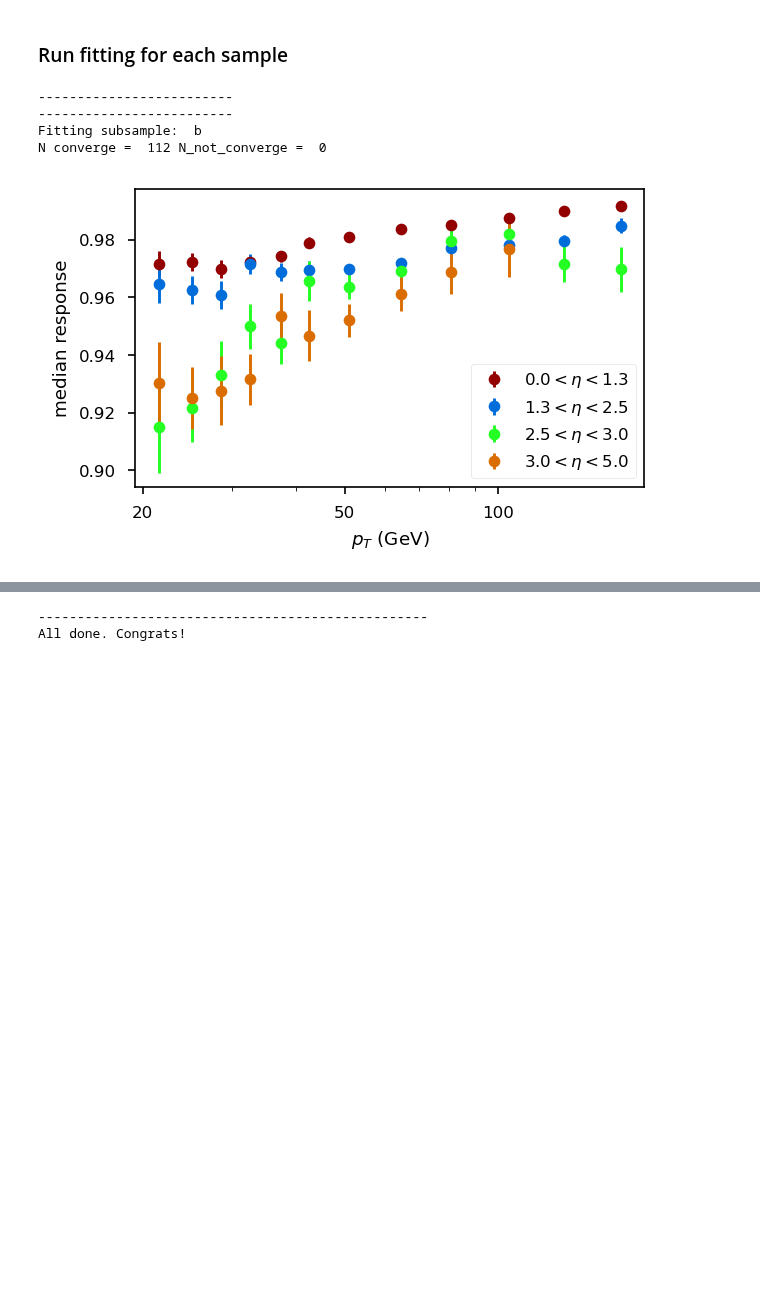
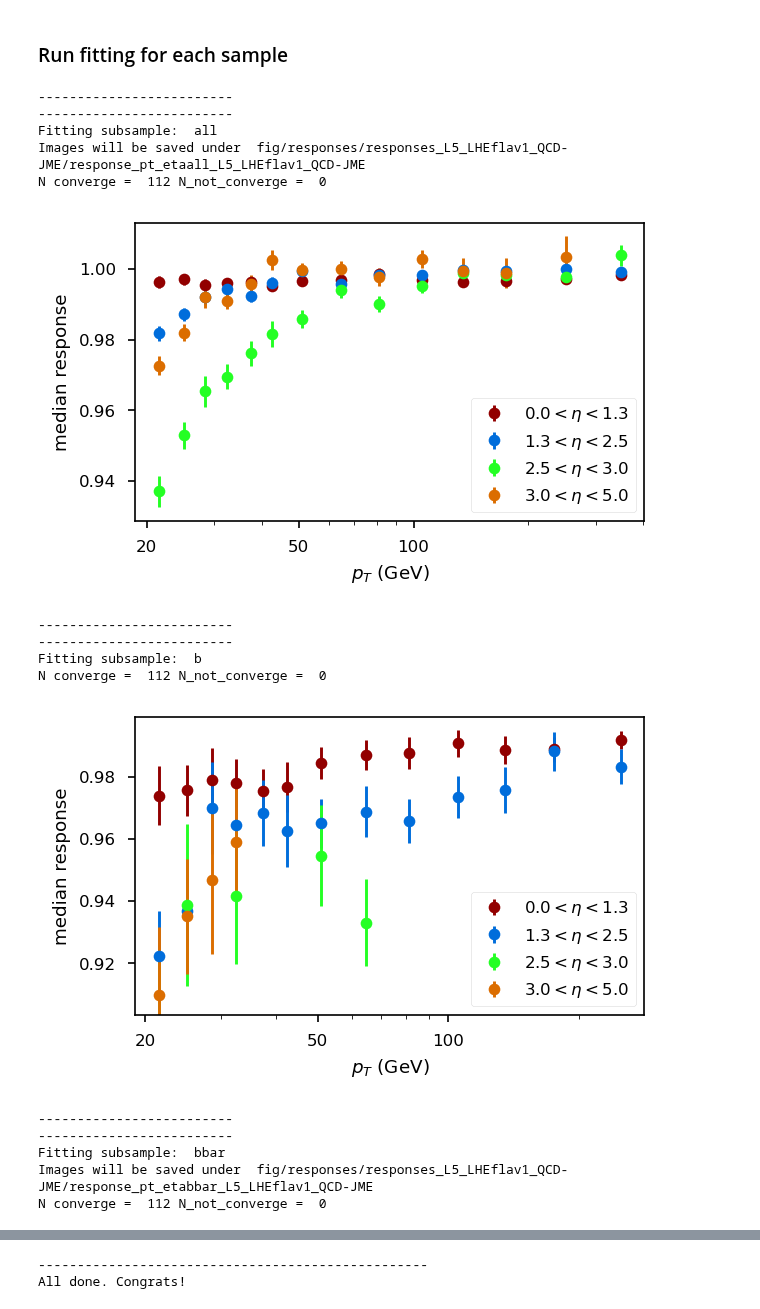
Before and after one commit to dsidirop1/JMECoffea, a Jupyter notebook: CoffeaJERC-Andris.ipynb, the cells around one changed output, grey strips where cells are left out. Saved outputs shown, nothing was run; the diff lists cells and outputs as text; code cells hidden in the pictures; blank space fills up the shorter version.

```diff
--- a/CoffeaJERC-Andris.ipynb
+++ b/CoffeaJERC-Andris.ipynb
@@ -49,11 +53,11 @@ import os
 # %% [markdown]
 ### Parameters of the run
 # %%
-UsingDaskExecutor = False
+UsingDaskExecutor = True
 CERNCondorCluster = False
 CoffeaCasaEnv     = False
-load_preexisting  = True    ### True if don't repeat the processing of files and use preexisting JER from output
-test_run          = False   ### True if run only on one file
+load_preexisting  = False    ### True if don't repeat the processing of files and use preexisting JER from output
+test_run          = True   ### True if run only on one file
 load_fit_res      = False   ### True if don't repeat the response fits
 
 fine_etabins      = False   ### Don't merge eta bins together when fitting responses. Preprocessing always done in many bins
@@ -66,7 +70,7 @@ tag = '_L5'                 ### L5 or L23, but L23 not supported since ages
 ### name of the specific run:
 # add_tag = '_LHEflav1_TTBAR-Summer16-cFlip' #'_LHEflav1_TTBAR-JME' #'_LHEflav1_TTBAR-Summer16-cFlip' #'_Herwig-TTBAR' # '_TTBAR' #'_QCD' # '_testing_19UL18' # '' #fine_etaBins
 # add_tag='_fine_etaBins'+add_tag
-add_tag = '_LHEflav1_DY-JME'
+add_tag = '_LHEflav1_QCD-JME'
 # %% [markdown]
 ### Dataset parameters
 # %%
@@ -85,13 +89,13 @@ if CoffeaCasaEnv:
 prixydir = '/afs/cern.ch/user/a/anpotreb/k5-ca-proxy.pem'
 
 dataset = 'fileNames/fileNames_TTToSemi20UL18_JMENano.txt'
-# dataset = 'fileNames/fileNames_QCD20UL18_JMENano.txt'
+dataset = 'fileNames/fileNames_QCD20UL18_JMENano.txt'
 # # dataset = 'fileNames/fileNames_TTToSemi20UL18_JMENano.txt'
 # # dataset = 'fileNames/fileNames_TTToDilep20UL18_JMENano.txt'
 # # dataset = 'fileNames/fileNames_TTToHad20UL18_JMENano.txt'
 # dataset = 'fileNames/fileNames_Herwig_20UL18_JMENano.txt'
 # dataset = 'fileNames/fileNames_TT_Summer16cFlip.txt'
-dataset = 'fileNames/fileNames_DYJets.txt'
+# dataset = 'fileNames/fileNames_DYJets.txt'
 
 with open(dataset) as f:
     rootfiles = f.read().split()
@@ -305,5 +312,6 @@ if(UsingDaskExecutor and not CoffeaCasaEnv):
         client = Client(cluster)
 
     client.upload_file('CoffeaJERCProcessor'+tag+'.py')
+    client.upload_file('count_2d.py')
 
     client
@@ -604,7 +668,7 @@ def fit_responses(output, samp='_b'):
     saveplots = False
     if test_run or fine_etabins:
         saveplots = False
-    saveplots = True
+#     saveplots = True
 
 
 #     response_hist_all_samp = output['ptresponse'][{"pt_reco":sum}]
@@ -613,7 +677,11 @@ def fit_responses(output, samp='_b'):
     if combine_antiflavour and (samp in barable_samples):
         response_hist = output['ptresponse'+'_'+samp] + output['ptresponse'+'_'+samp+'bar']
         recopt_hist = output['reco_pt_sumwx'+'_'+samp] + output['reco_pt_sumwx'+'_'+samp+'bar']
-
+    elif samp == 'all':
+        all_responses = {key:output[key] for key in output.keys() if 'ptresponse' in key}
+        response_hist = sum(all_responses.values())
+        all_reco_pts = {key:output[key] for key in output.keys() if 'reco_pt_sumwx' in key}
+        recopt_hist = sum(all_reco_pts.values())
     else:
         response_hist = output['ptresponse'+'_'+samp]
         recopt_hist = output['reco_pt_sumwx'+'_'+samp]
@@ -636,7 +704,9 @@ def fit_responses(output, samp='_b'):
     FitFigDir = FitFigDir1+'/response_pt_eta'+samp+tag_full
     if saveplots and not os.path.exists(FitFigDir):
         os.mkdir(FitFigDir)
-        print("Images will be saved under ", FitFigDir)
+        print("Response fits will be saved under ", FitFigDir)
+    elif not saveplots:
+        print("Response fits won't be saved")
 
     xvals = response_hist.axes['ptresponse'].centers[1:] #[1:] to exclude the second peak for low pt
     response_edges = response_hist.axes['ptresponse'].edges[1:]
@@ -877,7 +947,7 @@ medianstds = []
 combine_antiflavour = True
 # subsamples = ['', '_b', '_c', '_u', '_d', '_s', '_g', '_bbar', '_cbar', '_ubar', '_dbar','_sbar']
 subsamples = ['b', 'c', 'u', 'd', 's', 'g', 'bbar', 'cbar', 'ubar', 'dbar','sbar']
-subsamples = ['b']
+subsamples = ['all', 'b', 'bbar']
 # subsamples = ['_b', '_c', '_ud', '_s', '_g']
 # subsamples = ['', '_ud', '_g'] # , '_b']
 for samp in subsamples:
@@ -886,32 +956,43 @@ for samp in subsamples:
     print('Fitting subsample: ', samp)
     if load_fit_res:
         samp = "_"+samp
         result = {}
         keys = ["Median", "MedianVar", "Median", "MedianStd", "MeanRecoPt"]
         for key in keys:
             result[key] = read_data(key, samp)
 
     else:
         result = fit_responses(output, samp)
         samp = "_"+samp
         medians.append(result["Median"][0][0])
         medianstds.append(result["MedianStd"][0][0])
         for key in result:
             save_data(result[key], key, samp)
             pass
 
     median = result["Median"]
     medianStd = result["MedianStd"]
 
     meanstd = np.sqrt(result["MeanVar"])
 
     if fine_etabins or one_bin:
         plot_corrections_eta(result["Median"], result["MedianStd"], samp)
     else:
         plot_corrections(result["Median"], result["MedianStd"], samp)
 # %% [output]
 -------------------------
 -------------------------
-Fitting subsample:  b
+Fitting subsample:  all
+Images will be saved under  fig/responses/responses_L5_LHEflav1_QCD-JME/response_pt_etaall_L5_LHEflav1_QCD-JME
 N converge =  112 N_not_converge =  0
-[figure, old version]
+[figure, new version]
+-------------------------
+-------------------------
+Fitting subsample:  b
+N converge =  112 N_not_converge =  0
+[figure, added]
+-------------------------
+-------------------------
+Fitting subsample:  bbar
+Images will be saved under  fig/responses/responses_L5_LHEflav1_QCD-JME/response_pt_etabbar_L5_LHEflav1_QCD-JME
+N converge =  112 N_not_converge =  0
```
Also changed, not shown: parts of 11 cells of this notebook, 2 other files.
